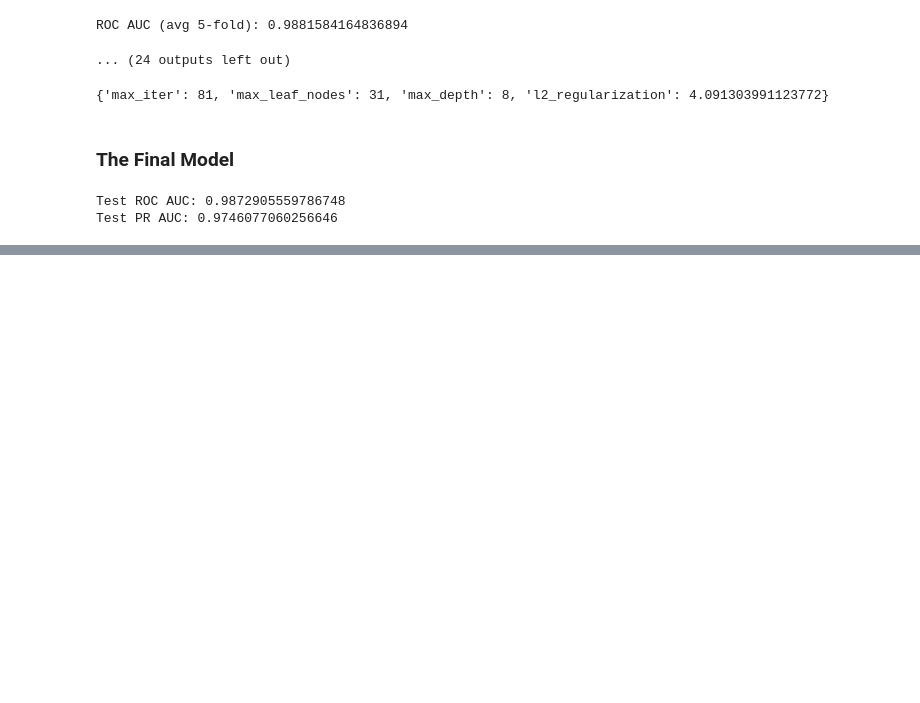
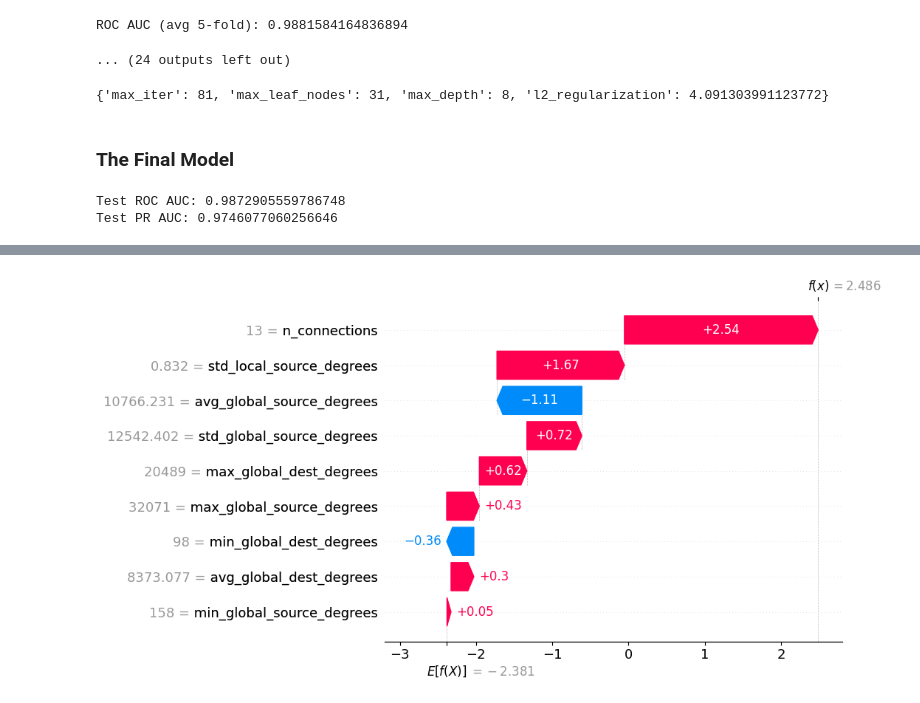
Before and after one commit to HichemJordan/API-Security-Access-anomaly-classification, a Jupyter notebook: notebooks/modelling.ipynb, the cells around one changed output, grey strips where cells are left out. Drawn from its saved outputs; the diff is of its cells as text; code cells hidden in the pictures; blank space fills up the shorter version.

```diff
--- a/notebooks/modelling.ipynb
+++ b/notebooks/modelling.ipynb
@@ -212,0 +248,4 @@ Test PR AUC: 0.9746077060256646
+# %%
+shap.plots.waterfall(shap_values[fps[0]])
+# %% [output]
+[figure, added]
```
Also changed, not shown: parts of 11 cells of this notebook, 1 other file.
